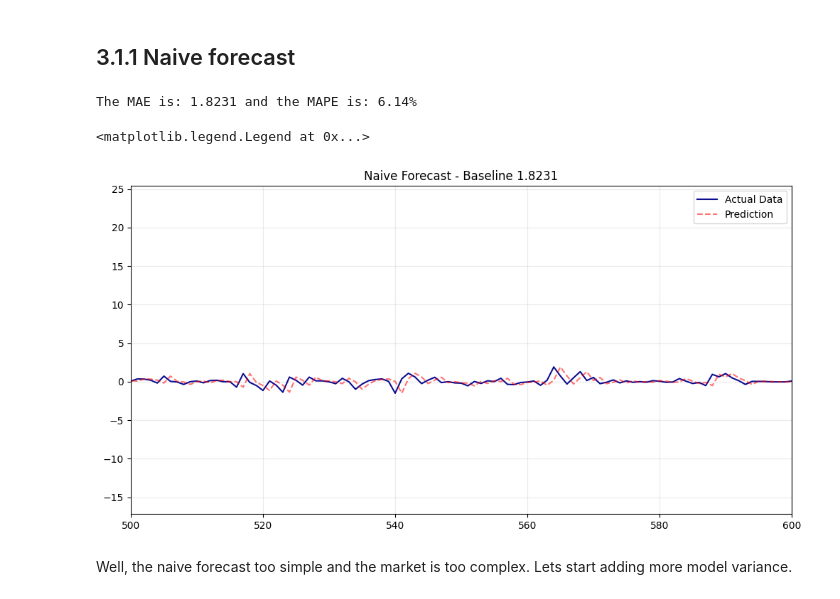
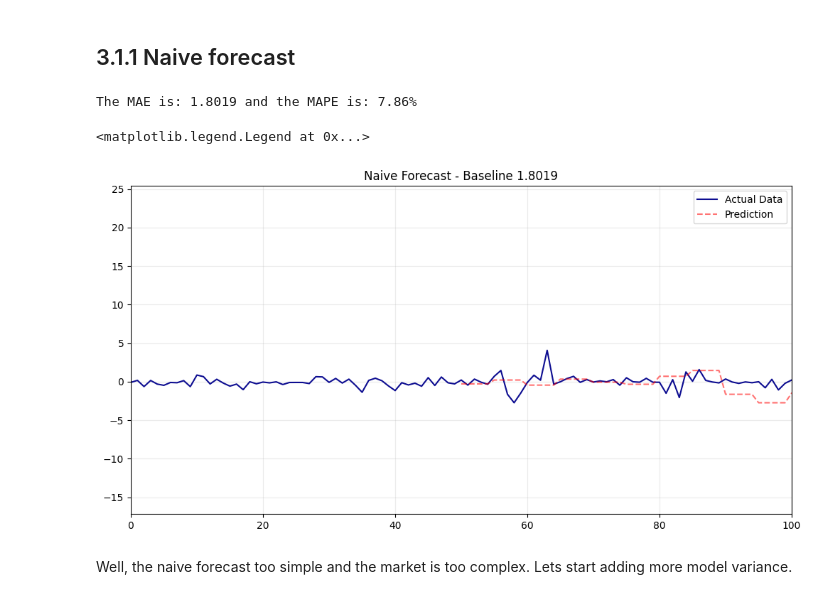
Before and after one commit to barofrx-svg/github_AI_DeepLearning, a Jupyter notebook: nasdaq_forecast/OnlyClosePrediction.ipynb, the cells around one changed output. Saved outputs shown, nothing was run; the diff lists cells and outputs as text; code cells hidden in the pictures.

```diff
--- a/nasdaq_forecast/OnlyClosePrediction.ipynb
+++ b/nasdaq_forecast/OnlyClosePrediction.ipynb
@@ -131,7 +131,7 @@ This plot reassures that the log-returns are stationaty and they catch the nasda
 ## 2.1 Predicting the next hourly candle close
 # %%
 steps_in = 50
-steps_out = 1
+steps_out = 5
 total_window_size = steps_in + steps_out
 
 # 1. Create a dataset of 57-step windows
@@ -180,7 +411,7 @@ from sklearn.metrics import mean_squared_error, mean_absolute_percentage_error
 # %%
 # extract last step of train
 # extract actual next steps t+1
-time_stride = 1
+time_stride = 5
 y_pred_1 = []
 y_valid_1 = []
 
@@ -199,20 +430,20 @@ mape1_naive = round(mean_absolute_percentage_error(y_valid_1, y_pred_1), 2)
 
 print(f"The MAE is: {mse1_naive} and the MAPE is: {mape1_naive}%")
 # %% [output]
-The MAE is: 1.8231 and the MAPE is: 6.14%
+The MAE is: 1.8019 and the MAPE is: 7.86%
 # %%
 plt.figure(figsize=[12,6])
 
 steps = np.arange(50, len(y_pred_1)+50, 1)
 plt.plot(valid_scaled ,color="darkblue", alpha=0.95, label="Actual Data")
 plt.plot(steps, y_pred_1, "r--", alpha=0.55, label="Prediction")
 plt.title(f"Naive Forecast - Baseline {mse1_naive}")
-plt.xlim(500,600)
+plt.xlim(0,100)
 plt.grid(alpha=0.25)
 plt.legend()
 # %% [output]
 <matplotlib.legend.Legend at 0x...>
-[figure, old version]
+[figure, new version]
 # %% [markdown]
 Well, the naive forecast too simple and the market is too complex. Lets start adding more model variance.
 # %% [markdown]
```
Also changed, not shown: parts of 51 cells of this notebook, 3 other files.
